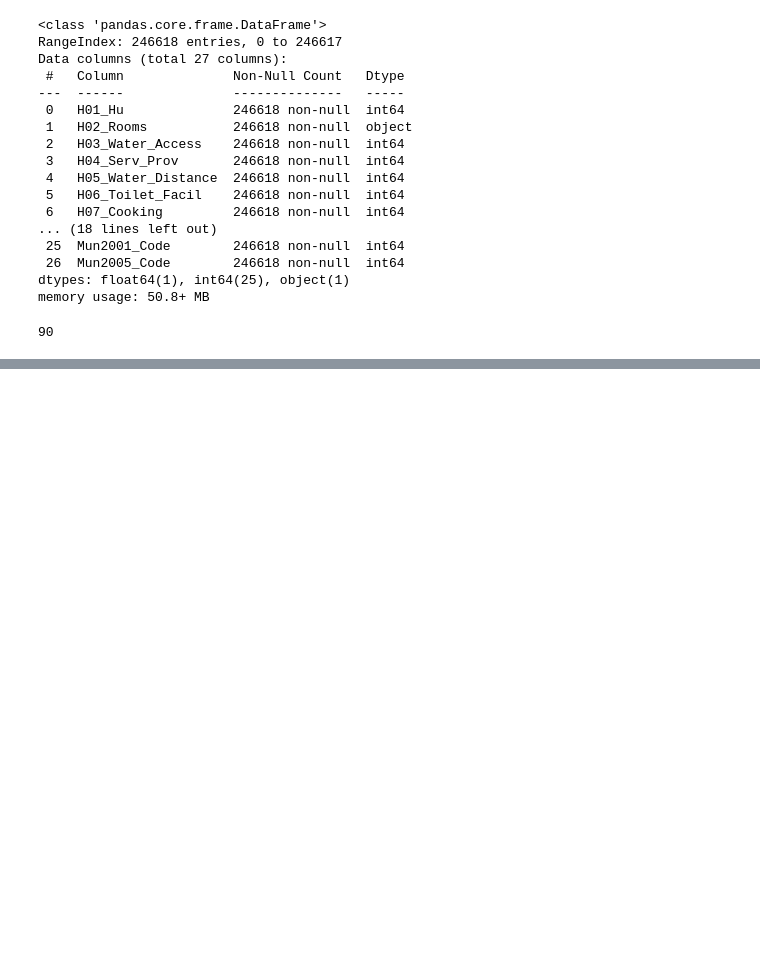
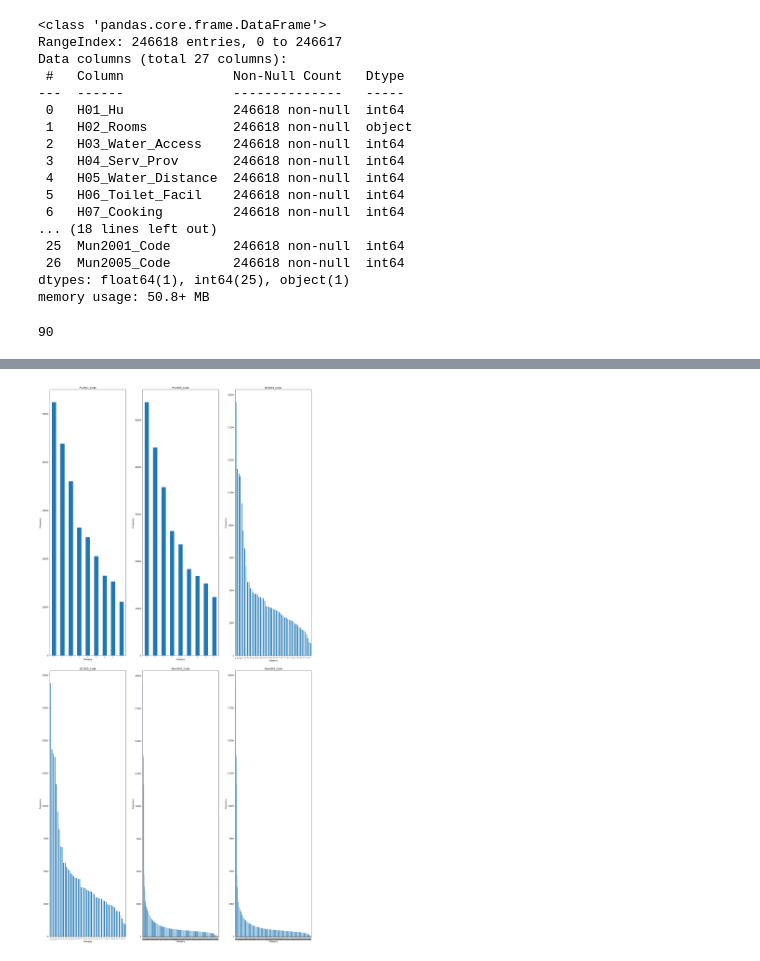
Before and after one commit to Sfami/PublicDAE, a Jupyter notebook: Part_1/Datasets/Nesstar/CS2007!housing/STD_Living.ipynb, the cells around one changed output, grey strips where cells are left out. Drawn from its saved outputs; the diff is of its cells as text; code cells hidden in the pictures; blank space fills up the shorter version.

```diff
--- a/Part_1/Datasets/Nesstar/CS2007!housing/STD_Living.ipynb
+++ b/Part_1/Datasets/Nesstar/CS2007!housing/STD_Living.ipynb
@@ -286,0 +327,9 @@ df.Weight.max()
+# %%
+code_columns = [col for col in df.columns if 'Code' in col]
+code_values = [df[col].value_counts() for col in code_columns]
+code_dict_cols = {col: df[col].value_counts() for col in code_columns}
+code_values
+# # code_dict_cols
+hist_plot(2,3,code_columns,code_values,code_dict_cols,5)
+# %% [output]
+[figure, added]
```
Also changed, not shown: parts of 9 cells of this notebook.
